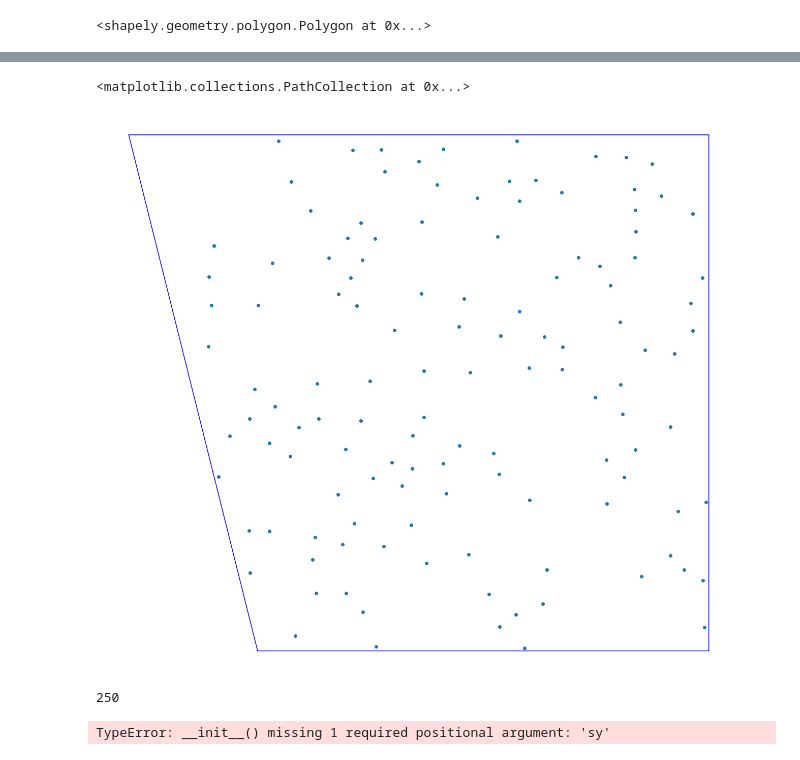
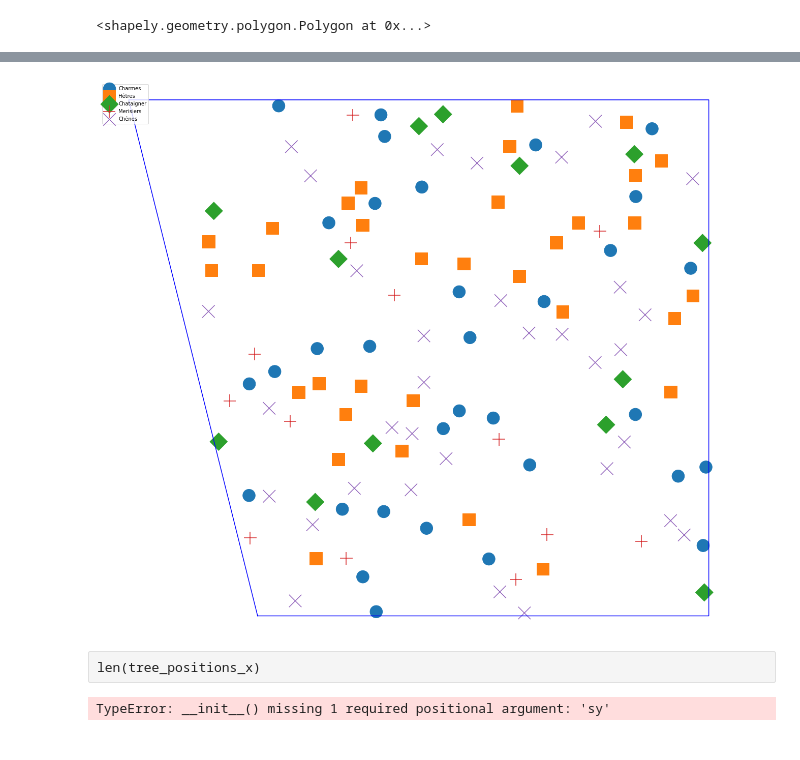
Before and after one commit to duckie/distribute_trees, a Jupyter notebook: base_notebook.ipynb, the cells around one changed output, grey strips where cells are left out. Drawn from its saved outputs; the diff is of its cells as text; code cells hidden in the pictures.

```diff
--- a/base_notebook.ipynb
+++ b/base_notebook.ipynb
@@ -86,24 +86,31 @@ tree_list
 
 #with open("placement_terrain1_2.yml","w") as f:
 #    yaml.dump(tree_list_file, f, default_flow_style=None)
+
+tree_list = yaml.safe_load(open("placement_terrain1_2.yml"))
 # %%
 x,y = polygon.exterior.xy
 tree_positions_x = [p['position'][0] for p in tree_list]
 tree_positions_y = [p['position'][1] for p in tree_list]
 plt.figure(figsize=[polygon.bounds[2]/2, polygon.bounds[3]/2])
 plt.axis('equal')
 plt.axis('off')
 plt.plot(*polygon.exterior.xy,color="blue")
 for i in polygon.interiors:
     plt.plot(*i.xy,color="blue")
-plt.scatter(tree_positions_x,tree_positions_y)
+
+for type_index, tree_type in enumerate(data["trees"]):
+    positions_x = [p['position'][0] for p in tree_list if p['type'] == type_index]
+    positions_y = [p['position'][1] for p in tree_list if p['type'] == type_index]
+    marker_size = [600 for p in tree_list if p['type'] == type_index]
+    plt.scatter(positions_x,positions_y,marker=tree_type['marker'],s=marker_size,label=tree_type["name"])
+
+plt.legend(loc='upper left')
+plt.savefig("terrain1.pdf", bbox_inches='tight')
 # %% [output]
-<matplotlib.collections.PathCollection at 0x...>
-[figure, old version]
+[figure, new version]
-# %%
-len(tree_positions_x)
-# %% [output]
-250
+# %% [raw]
+len(tree_positions_x)
 # %%
 
 
```
Also changed, not shown: 2 other files.
